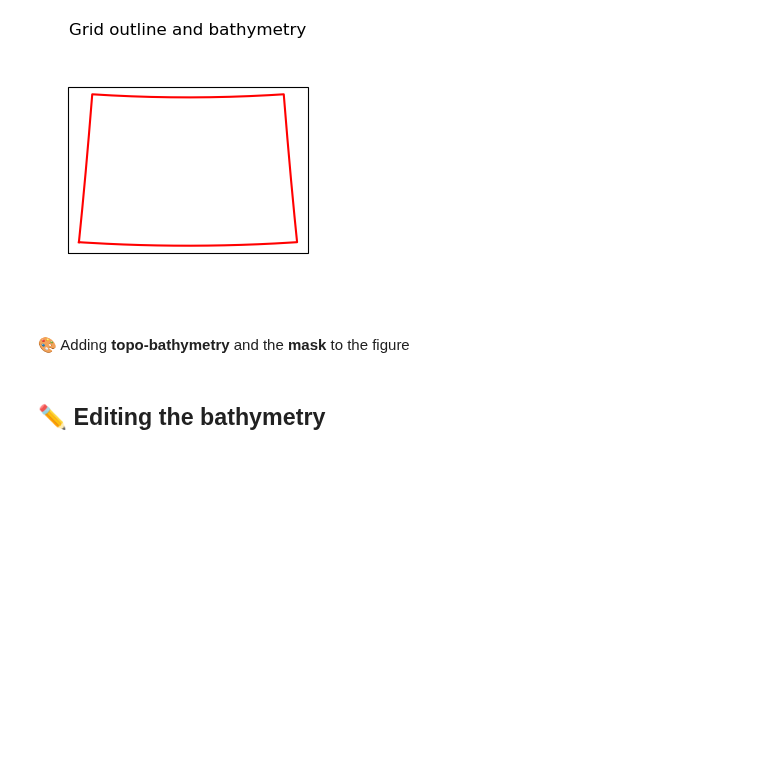
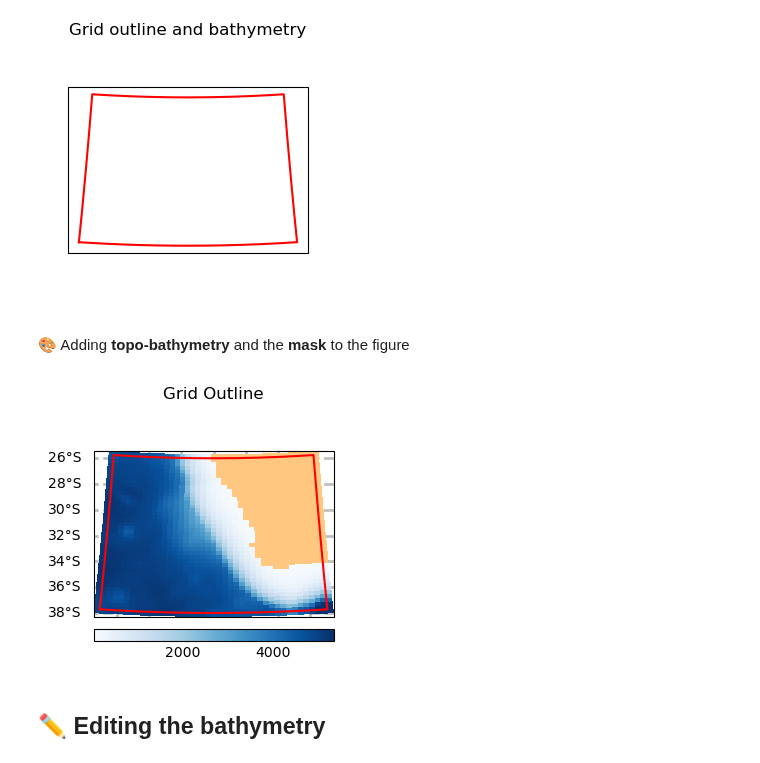
Before and after one commit to alcoat/croco_pytools, a Jupyter notebook: prepro/make_grid.ipynb, the cells around one changed output. Cells and saved outputs as stored; diff of their text form; code cells hidden in the pictures; blank space fills up the shorter version.

```diff
--- a/prepro/make_grid.ipynb
+++ b/prepro/make_grid.ipynb
@@ -374,6 +374,10 @@ ax = plot_outline(outputs, figure)
 🎨 Adding **topo-bathymetry** and the **mask** to the figure
 # %%
 ax, cb = plot_topo(outputs, figure, ax)
+# %%
+figure
+# %% [output]
+[figure, added]
 # %% [markdown]
 ## ✏️ Editing the bathymetry
 # %% [markdown]
```
Also changed, not shown: parts of 4 cells of this notebook.
